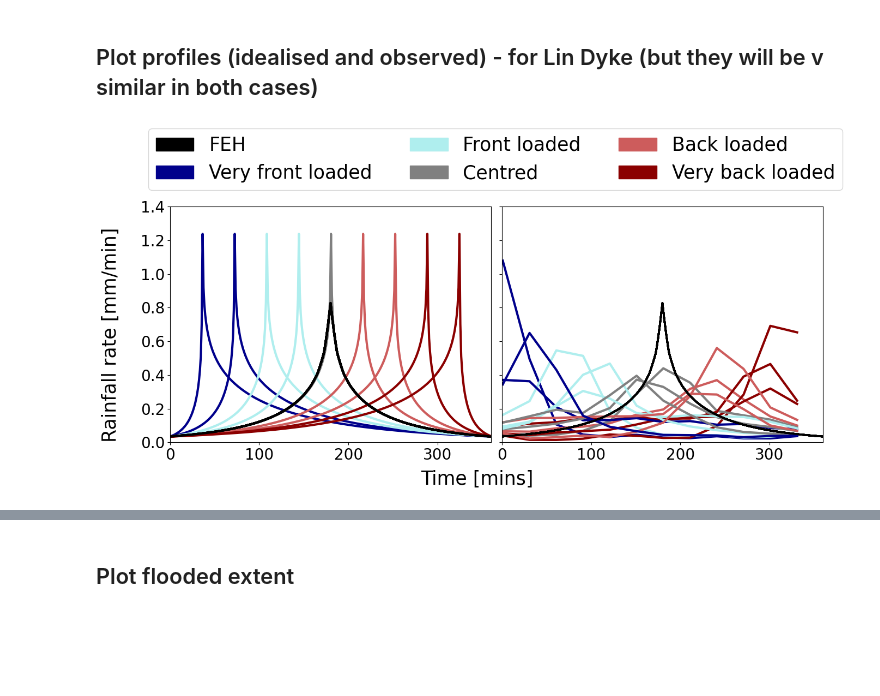
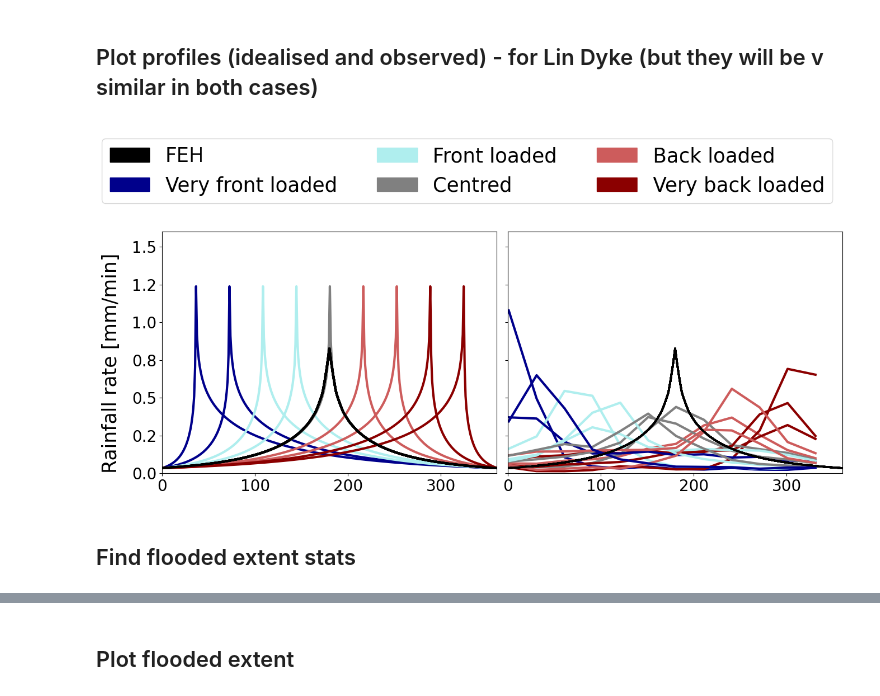
Before and after one commit to masher92/UKCP18, a Jupyter notebook: CatchmentAnalysis/PlotsForPaper/PlotsForPaper.ipynb, the cells around one changed output, grey strips where cells are left out. Drawn from its saved outputs; the diff is of its cells as text; code cells hidden in the pictures; blank space fills up the shorter version.

```diff
--- a/CatchmentAnalysis/PlotsForPaper/PlotsForPaper.ipynb
+++ b/CatchmentAnalysis/PlotsForPaper/PlotsForPaper.ipynb
@@ -72,6 +72,25 @@ plt.close()
 catchment_name = 'LinDyke'
 # %%
 feh_profile = pd.read_csv("../CreateSyntheticRainfallEvents/FEHProfiles/LinDyke/6hr_100yrRP/PreLossRemoval/6hr_100yrRP_6.01h_1mintimestep.csv".format(catchment_name))
+# %%
+# set up figure instance
+fig, axs = plt.subplots(figsize=(3,1))
+##############
+colors_leg = ['black', 'darkblue', 'paleturquoise','grey', 'indianred', 'darkred']
+texts = ['FEH', 'Very front loaded','Front loaded','Centred', 'Back loaded', 'Very back loaded']
+patches = [ mpatches.Patch(color=colors_leg[i], label="{:s}".format(texts[i]) ) for i in range(len(texts)) ]
+plt.legend(handles=patches, ncol=3, prop={'size': 25});
+
+# Setting the values for all axes.
+axs.axis('off')
+
+##############
+# Save figure
+##############
+# fig.savefig("Figs/Profiles/Idealised_Observed_Profiles_{}.png".format(catchment_name),bbox_inches='tight')
+fig.savefig("Figs/Profiles/legend.png",bbox_inches='tight')
+# %% [output]
+[figure, added]
 # %%
 # Set up colours
 colors_obs = ["darkblue","indianred","paleturquoise","darkred","darkred","grey","darkred","darkblue","grey","paleturquoise","paleturquoise","indianred","grey","indianred","darkblue"]
@@ -88,44 +107,38 @@ for axes_number, method in enumerate(methods_dict['Idealised']):
     # Add FEh profile
     axs[0].plot(range(0,361), feh_profile['100 year design rainfall - FEH 2013 model'][:361], color = 'black', linewidth=3,
             linestyle = 'solid')
     axs[0].tick_params(axis='both', which='major', labelsize=20)
     #axs[0].set_ylim(-0.05,1.35)
+    axs[0].yaxis.set_major_formatter(FormatStrFormatter('%.1f'))
 
 for cluster_number in range(1,16):
     # Read in pre and post loss removal data
     observed_profile = pd.read_csv('../CreateSyntheticRainfallEvents/ObservedProfiles/{}/6hr_100yrRP/PreLossRemoval/cluster{}.csv'.format(catchment_name, cluster_number), names = ['Time', 'Rainfall'])
     test = pd.DataFrame({'Rainfall':observed_profile['Rainfall'].unique(), 'Minute' : list(range(1,361,30))})
     axs[1].plot(test['Minute'],test['Rainfall'], color=colors_obs[cluster_number-1], linewidth = 3)
     #axs[1].set_ylim(-0.05,1.35)
     axs[1].tick_params(axis='both', which='major', labelsize=20)
 
     # loop through tickers and axes
     axs[1].plot(range(0,361), feh_profile['100 year design rainfall - FEH 2013 model'][:361], color = 'black', linewidth=2.5, linestyle = 'solid')
 
-fig.text(0.5, -0.05, 'Time [mins]', ha='center', fontsize = 25)
+# fig.text(0.5, -0.05, 'Time [mins]', ha='center', fontsize = 25)
 fig.text(-0.03, 0.5, 'Rainfall rate [mm/min]', va='center', rotation='vertical', fontsize = 25)
 
 fig.tight_layout()
 
-##############
-# Create legend
-##############
-colors_leg = ['black', 'darkblue', 'paleturquoise','grey', 'indianred', 'darkred']
-texts = ['FEH', 'Very front loaded','Front loaded','Centred', 'Back loaded', 'Very back loaded']
-patches = [ mpatches.Patch(color=colors_leg[i], label="{:s}".format(texts[i]) ) for i in range(len(texts)) ]
-#plt.legend(handles=patches, bbox_to_anchor=(1.24, 0.5), loc='center', ncol=1, prop={'size': 15});
-# plt.legend(handles=patches, bbox_to_anchor=(0.78, 0.79), loc='center', ncol=1, prop={'size': 13.5});
-plt.legend(handles=patches, bbox_to_anchor=(-0.02, 1.20), loc='center', ncol=3, prop={'size': 25});
-
 custom_xlim = (0, 360)
-custom_ylim = (-0, 1.4)
+custom_ylim = (-0, 1.6)
 
 # Setting the values for all axes.
 plt.setp(axs, xlim=custom_xlim, ylim=custom_ylim)
+# axs.axis('off')
 
 ##############
 # Save figure
 ##############
-fig.savefig("../CreateSyntheticRainfallEvents/Figs/Idealised_Observed_Profiles_{}.png".format(catchment_name),bbox_inches='tight')
+fig.savefig("Figs/Profiles/Idealised_Observed_Profiles_{}_prelossremoval.png".format(catchment_name),bbox_inches='tight')
 # %% [output]
-[figure, old version]
+[figure, new version]
+# %% [markdown]
+## Find flooded extent stats
```
Also changed, not shown: parts of 35 cells of this notebook, 34 other files.
